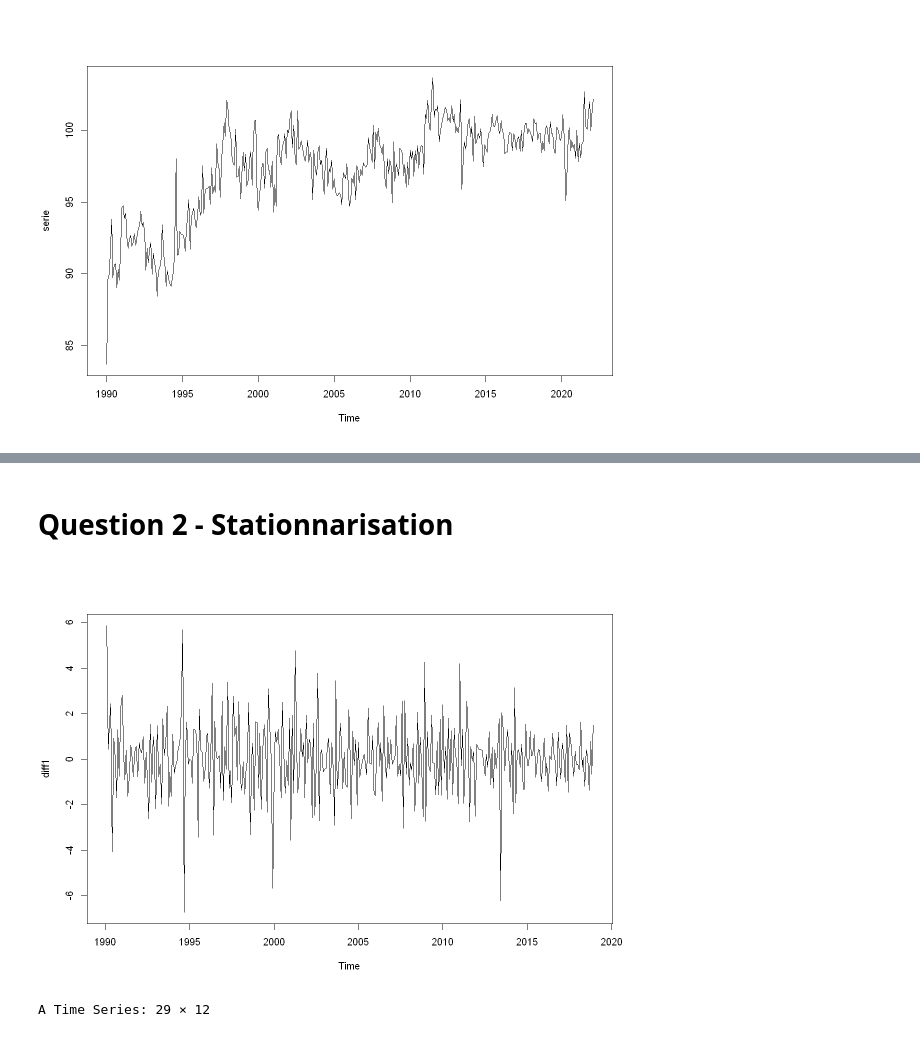
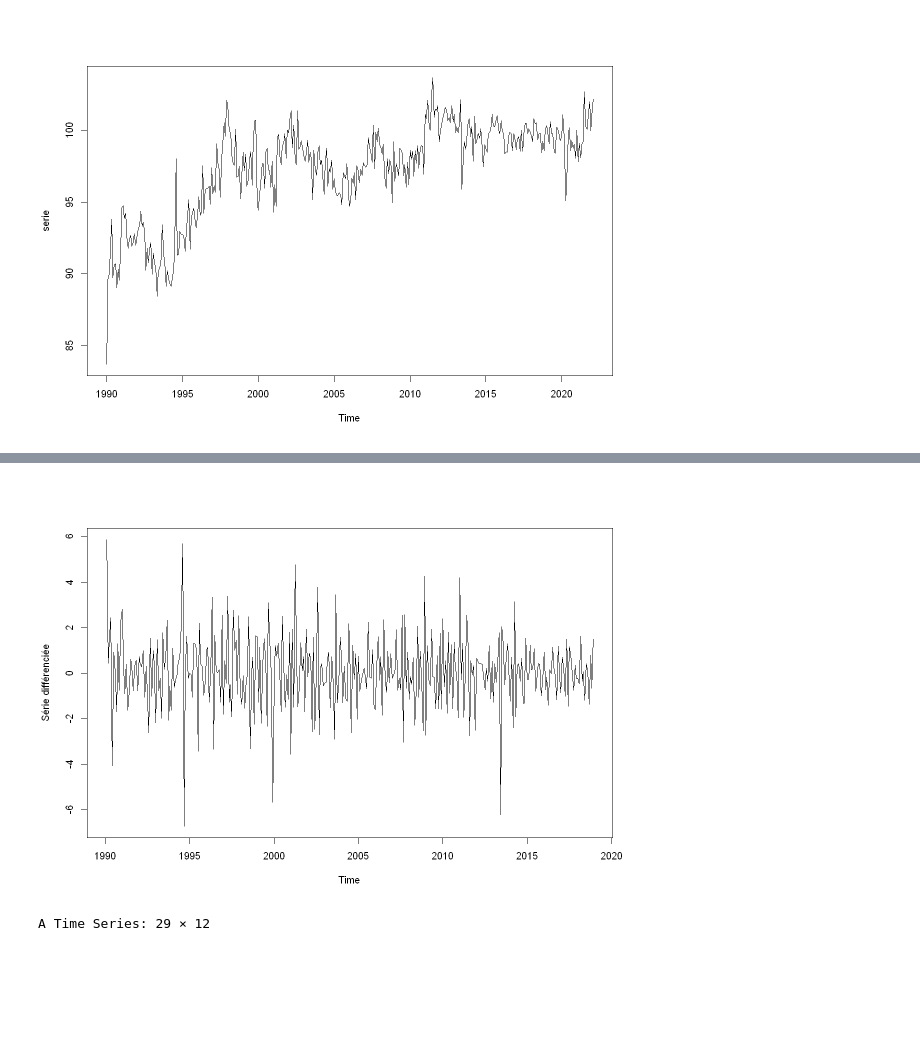
Before and after one commit to kouame1999/Projet_serie-temporelle, a Jupyter notebook: code.ipynb, the cells around one changed output, grey strips where cells are left out. Saved outputs shown, nothing was run; the diff lists cells and outputs as text; code cells hidden in the pictures; blank space fills up the shorter version.

```diff
--- a/code.ipynb
+++ b/code.ipynb
@@ -57,10 +61,8 @@ plot(serie)
-# %% [markdown]
-# Question 2 - Stationnarisation
 # %%
 diff1 <- diff(serie, 1)
-plot(diff1)
+plot(diff1, ylab = "Série différenciée", title = "Série différenciée")
 # %% [output]
-[figure, old version]
+[figure, new version]
 # %%
 diff1
 # %% [output]
```
Also changed, not shown: parts of 14 cells of this notebook, 1 other file.
